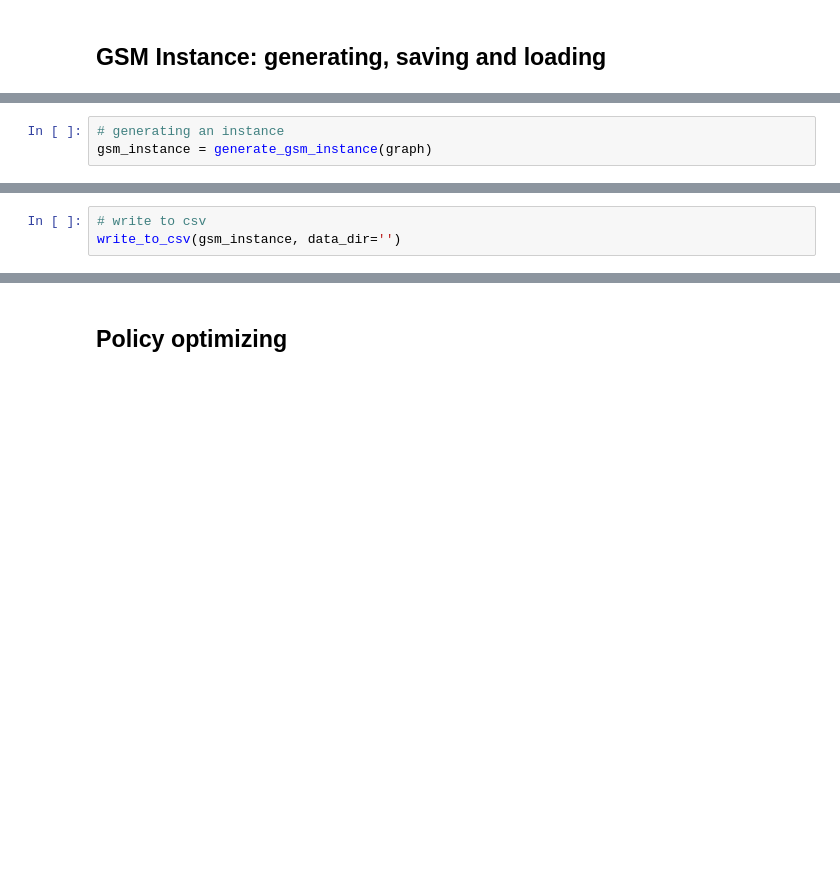
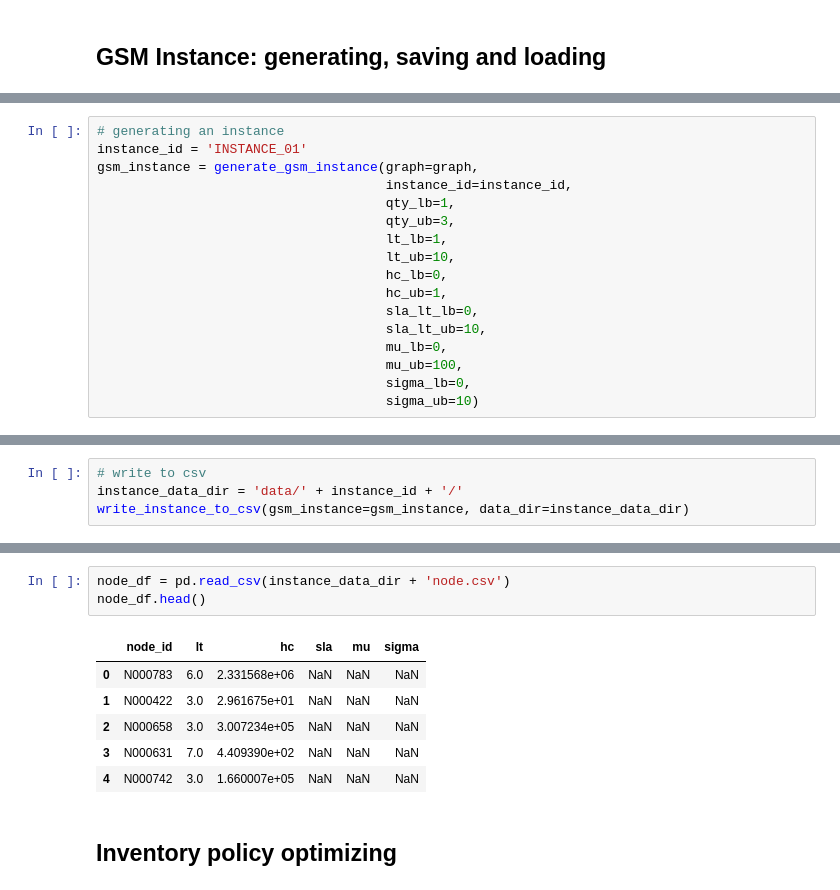
Before and after one commit to durianh96/InvNet-GSM, a Jupyter notebook: example.ipynb, the cells around one changed output, grey strips where cells are left out. Saved outputs shown, nothing was run; the diff lists cells and outputs as text; blank space fills up the shorter version.

```diff
--- a/example.ipynb
+++ b/example.ipynb
@@ -52,4 +78,18 @@ graph = generate_graph(nodes_num, edges_num, graph_type)
 # %%
 # generating an instance
-gsm_instance = generate_gsm_instance(graph)
+instance_id = 'INSTANCE_01'
+gsm_instance = generate_gsm_instance(graph=graph,
+                                     instance_id=instance_id,
+                                     qty_lb=1,
+                                     qty_ub=3,
+                                     lt_lb=1,
+                                     lt_ub=10,
+                                     hc_lb=0,
+                                     hc_ub=1,
+                                     sla_lt_lb=0,
+                                     sla_lt_ub=10,
+                                     mu_lb=0,
+                                     mu_ub=100,
+                                     sigma_lb=0,
+                                     sigma_ub=10)
 # %% [markdown]
@@ -57,4 +99,5 @@ gsm_instance = generate_gsm_instance(graph)
 # %%
 # write to csv
-write_to_csv(gsm_instance, data_dir='')
+instance_data_dir = 'data/' + instance_id + '/'
+write_instance_to_csv(gsm_instance=gsm_instance, data_dir=instance_data_dir)
 # %%
@@ -71,2 +149,12 @@ gsm_instance = load_from_pickle('')
+# %%
+node_df = pd.read_csv(instance_data_dir + 'node.csv')
+node_df.head()
+# %% [output]
+|  | node_id | lt | hc | sla | mu | sigma |
+| 0 | N000783 | 6.0 | 2.331568e+06 | NaN | NaN | NaN |
+| 1 | N000422 | 3.0 | 2.961675e+01 | NaN | NaN | NaN |
+| 2 | N000658 | 3.0 | 3.007234e+05 | NaN | NaN | NaN |
+| 3 | N000631 | 7.0 | 4.409390e+02 | NaN | NaN | NaN |
+| 4 | N000742 | 3.0 | 1.660007e+05 | NaN | NaN | NaN |
 # %% [markdown]
-## Policy optimizing
+## Inventory policy optimizing
```
Also changed, not shown: parts of 34 cells of this notebook, 6 other files.
